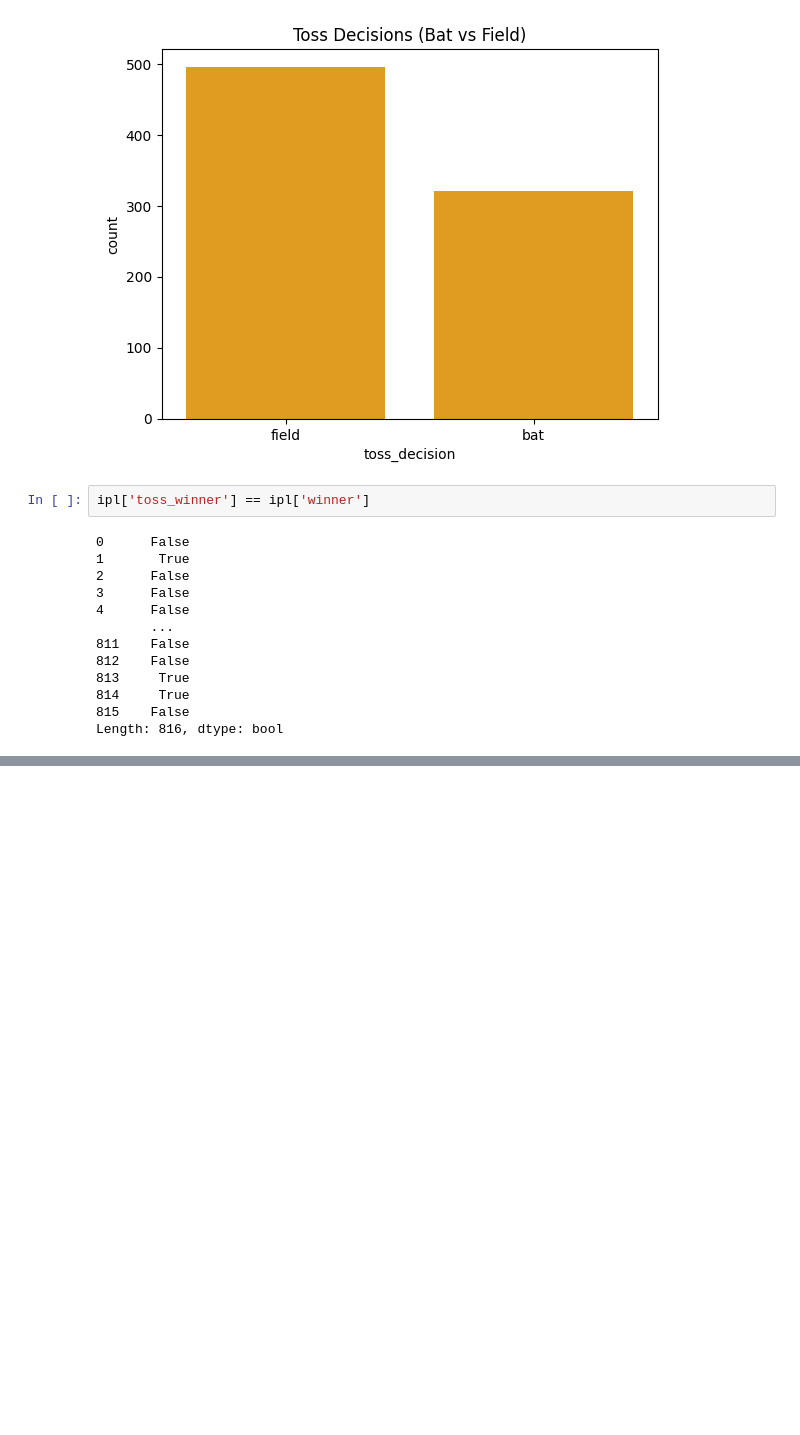
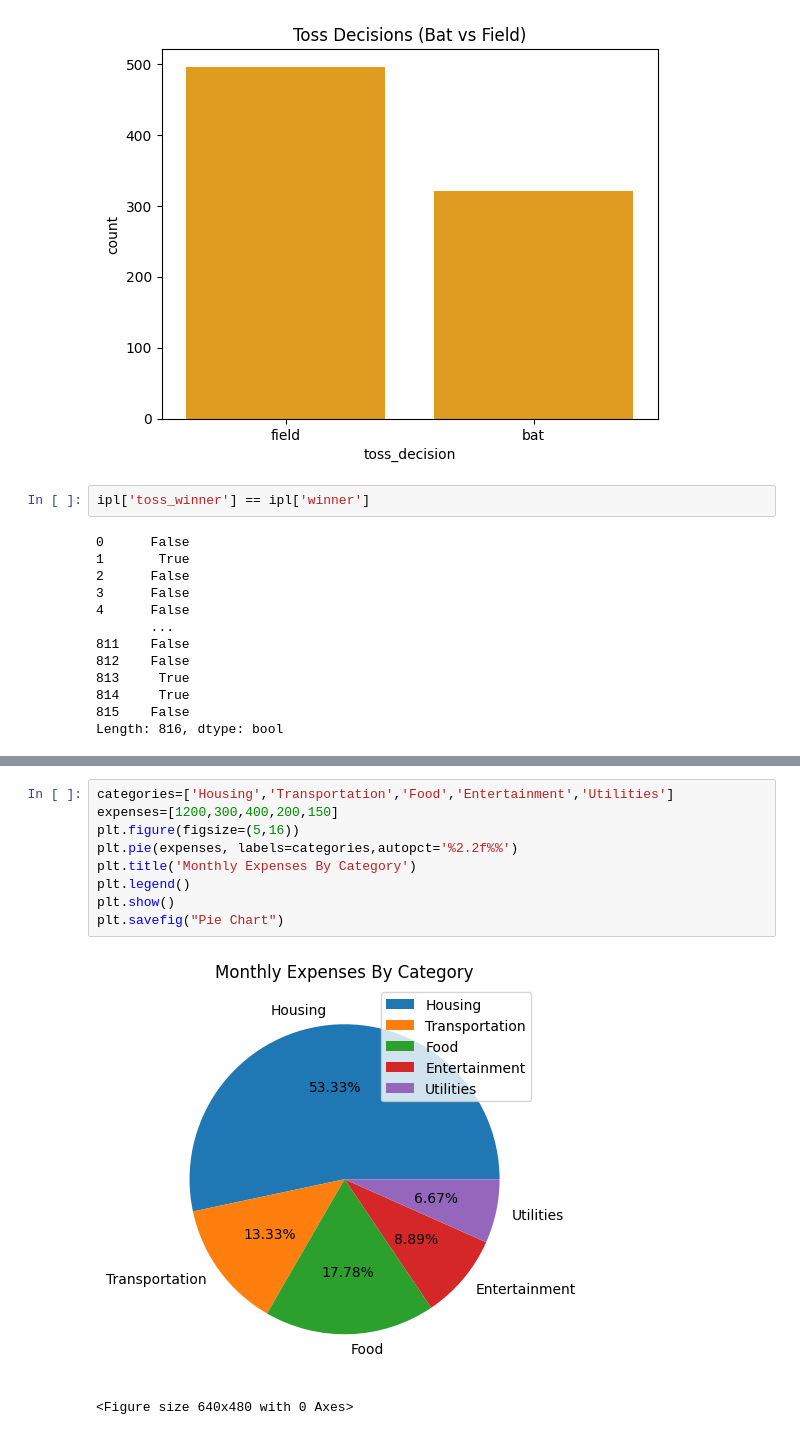
Before and after one commit to Pranesh7424/DATA-ENGINEER, a Jupyter notebook: Python/Data Visualization/Matplotlib.ipynb, the cells around one changed output, grey strips where cells are left out. Cells and saved outputs as stored; diff of their text form; blank space fills up the shorter version.

```diff
--- a/Python/Data Visualization/Matplotlib.ipynb
+++ b/Python/Data Visualization/Matplotlib.ipynb
@@ -216,0 +228,12 @@ Length: 816, dtype: bool
+# %%
+categories=['Housing','Transportation','Food','Entertainment','Utilities']
+expenses=[1200,300,400,200,150]
+plt.figure(figsize=(5,16))
+plt.pie(expenses, labels=categories,autopct='%2.2f%%')
+plt.title('Monthly Expenses By Category')
+plt.legend()
+plt.show()
+plt.savefig("Pie Chart")
+# %% [output]
+[figure, added]
+<Figure size 640x480 with 0 Axes>
```
Also changed, not shown: parts of 6 cells of this notebook, 4 other files.
